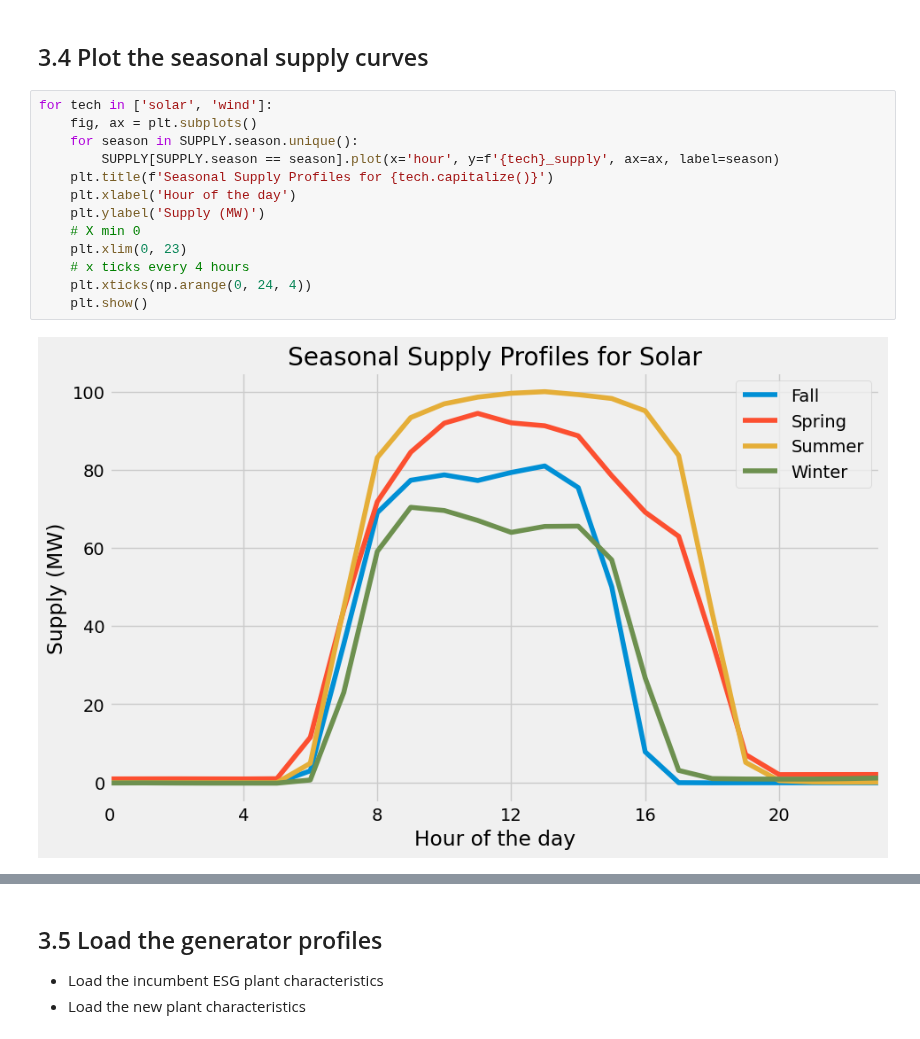
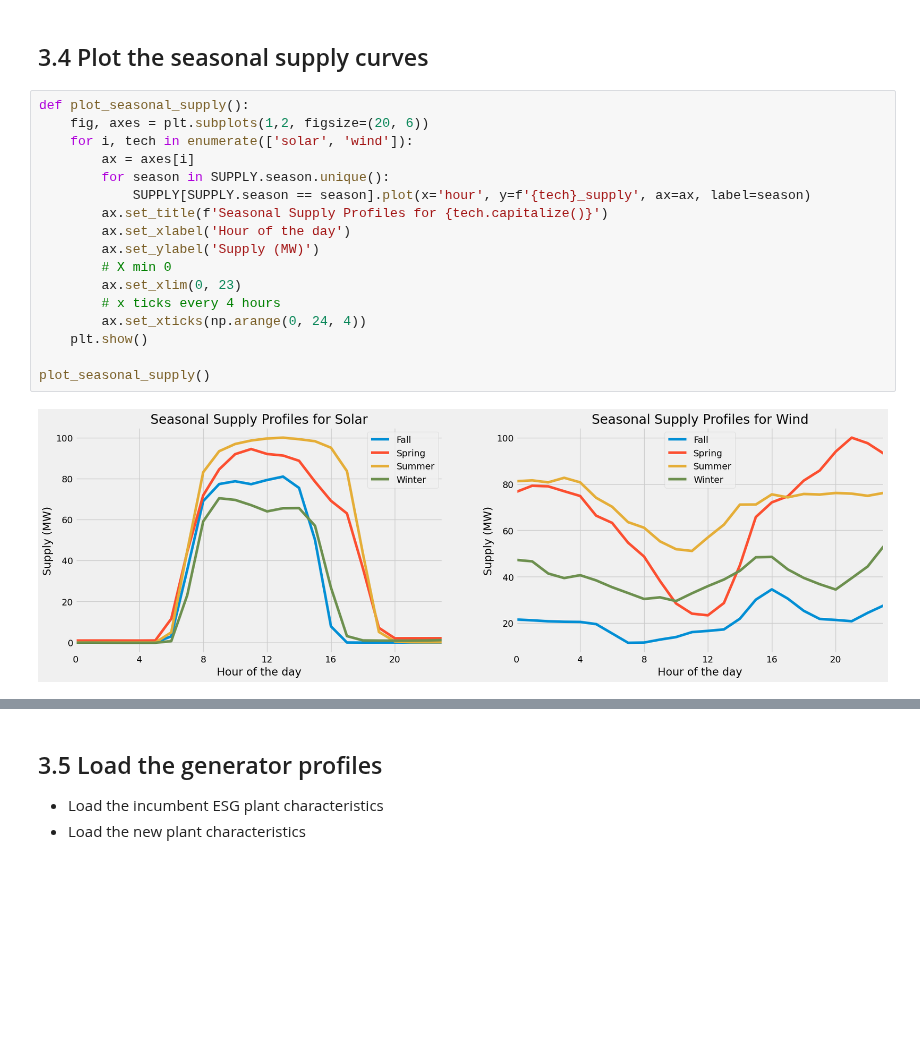
Before and after one commit to ds-modules/EEP-147-SP24, a Jupyter notebook: ESG-Analysis/ESG_CapacityExpansion_v2025.2.ipynb, the cells around one changed output, grey strips where cells are left out. Drawn from its saved outputs; the diff is of its cells as text; blank space fills up the shorter version.

```diff
--- a/ESG-Analysis/ESG_CapacityExpansion_v2025.2.ipynb
+++ b/ESG-Analysis/ESG_CapacityExpansion_v2025.2.ipynb
@@ -203,17 +203,21 @@ SUPPLY.head()
 # %% [markdown]
 ## 3.4 Plot the seasonal supply curves
 # %%
-for tech in ['solar', 'wind']:
-    fig, ax = plt.subplots()
-    for season in SUPPLY.season.unique():
-        SUPPLY[SUPPLY.season == season].plot(x='hour', y=f'{tech}_supply', ax=ax, label=season)
-    plt.title(f'Seasonal Supply Profiles for {tech.capitalize()}')
-    plt.xlabel('Hour of the day')
-    plt.ylabel('Supply (MW)')
-    # X min 0
-    plt.xlim(0, 23)
-    # x ticks every 4 hours
-    plt.xticks(np.arange(0, 24, 4))
+def plot_seasonal_supply():
+    fig, axes = plt.subplots(1,2, figsize=(20, 6))
+    for i, tech in enumerate(['solar', 'wind']):
+        ax = axes[i]
+        for season in SUPPLY.season.unique():
+            SUPPLY[SUPPLY.season == season].plot(x='hour', y=f'{tech}_supply', ax=ax, label=season)
+        ax.set_title(f'Seasonal Supply Profiles for {tech.capitalize()}')
+        ax.set_xlabel('Hour of the day')
+        ax.set_ylabel('Supply (MW)')
+        # X min 0
+        ax.set_xlim(0, 23)
+        # x ticks every 4 hours
+        ax.set_xticks(np.arange(0, 24, 4))
     plt.show()
+
+plot_seasonal_supply()
 # %% [output]
-[figure, old version]
+[figure, new version]
```
Also changed, not shown: parts of 62 cells of this notebook, 1 other file.
